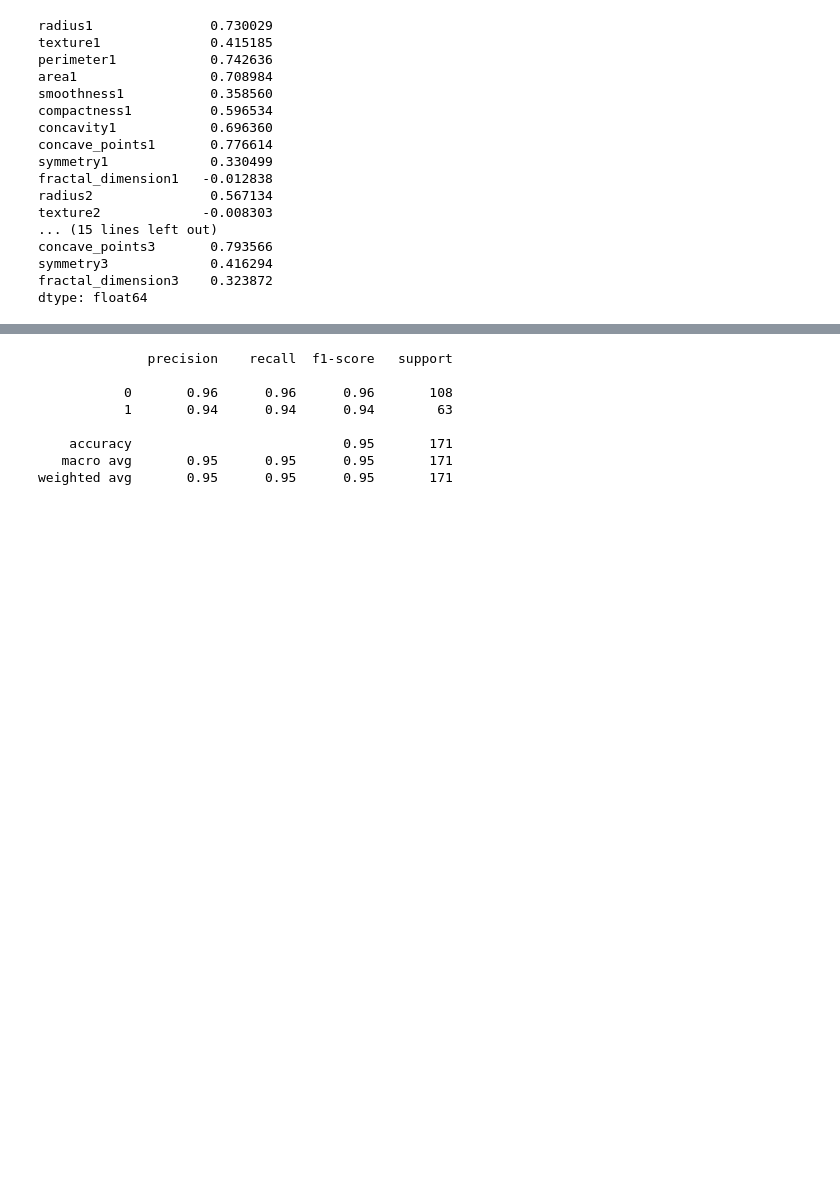
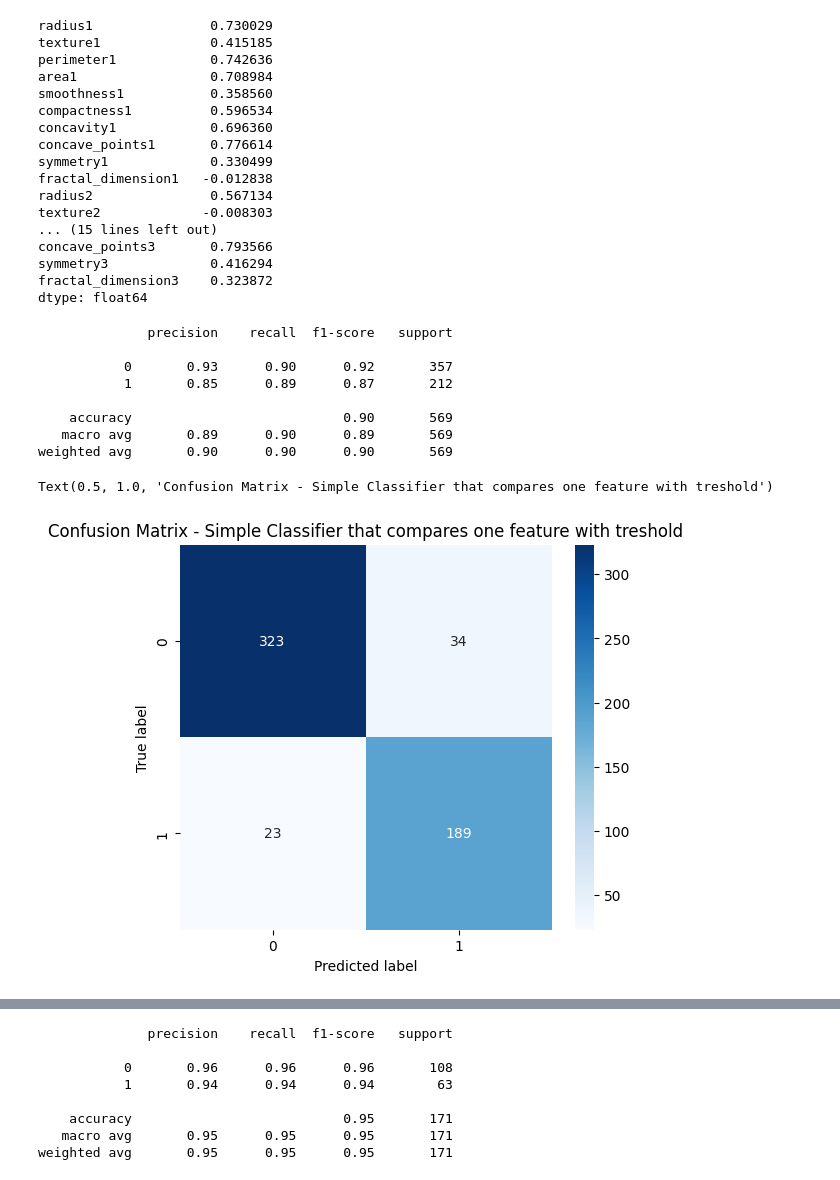
Before and after one commit to minaaam12/Breast_Cancer_Wisconsin, a Jupyter notebook: main.ipynb, the cells around one changed output, grey strips where cells are left out. Cells and saved outputs as stored; diff of their text form; code cells hidden in the pictures; blank space fills up the shorter version.

Commit message:
Implement different classification algorithms

```diff
--- a/main.ipynb
+++ b/main.ipynb
@@ -177,6 +182,33 @@ concave_points3       0.793566
 symmetry3             0.416294
 fractal_dimension3    0.323872
 dtype: float64
+# %%
+# Comparing one informative feature with treshold
+X_single = X['concave_points3']
+
+treshold = 0.125 # chosen based on histograms
+
+y_pred = (X_single >= treshold).astype(int)
+
+print(classification_report(y['Diagnosis'], y_pred))
+
+cm = confusion_matrix(y, y_pred)
+plt.figure(figsize=(6,5))
+sns.heatmap(cm, annot=True, fmt='d', cmap='Blues', xticklabels=['0','1'], yticklabels=['0','1'])
+plt.ylabel('True label')
+plt.xlabel('Predicted label')
+plt.title('Confusion Matrix - Simple Classifier that compares one feature with treshold')
+# %% [output]
+              precision    recall  f1-score   support
+
+           0       0.93      0.90      0.92       357
+           1       0.85      0.89      0.87       212
+
+    accuracy                           0.90       569
+   macro avg       0.89      0.90      0.89       569
+weighted avg       0.90      0.90      0.90       569
+Text(0.5, 1.0, 'Confusion Matrix - Simple Classifier that compares one feature with treshold')
+[figure, added]
 # %%
 # Splitting data into training and test set
 X_train, X_test, y_train, y_test = train_test_split(X, y, test_size=0.3, random_state=42, shuffle=True)
```
Also changed, not shown: parts of 8 cells of this notebook, 1 other file.
